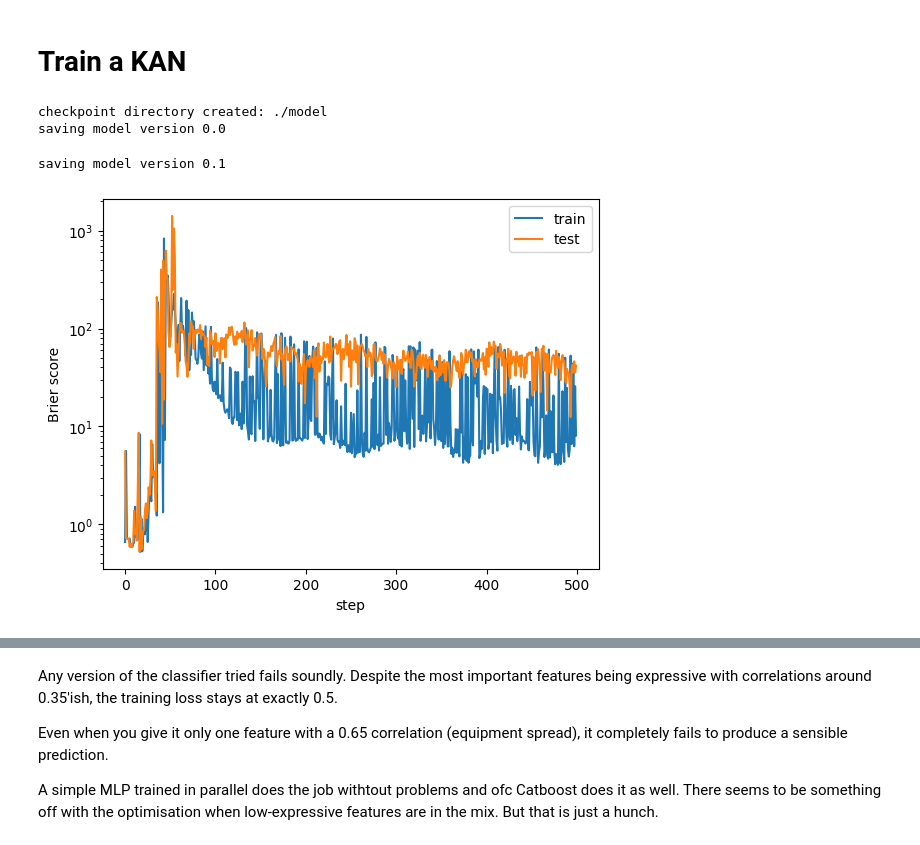
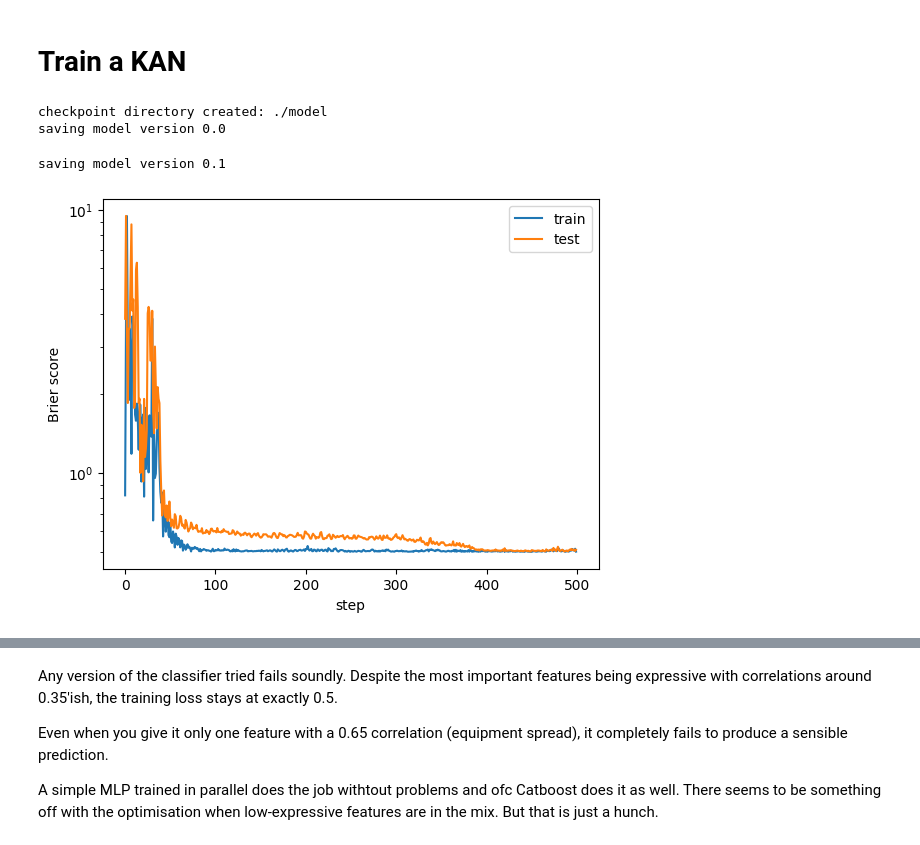
Before and after one commit to notger/motley_crew_of_models, a Jupyter notebook: kolmogorov_arnold_network/cs2_round_winner_prediction.ipynb, the cells around one changed output, grey strips where cells are left out. Cells and saved outputs as stored; diff of their text form; code cells hidden in the pictures.

```diff
--- a/kolmogorov_arnold_network/cs2_round_winner_prediction.ipynb
+++ b/kolmogorov_arnold_network/cs2_round_winner_prediction.ipynb
@@ -137,35 +137,35 @@ dataset = {
 # %%
 grids = [5]
 
 train_losses = []
 test_losses = []
 
 # Use the Brier score as custom loss function:
 def custom_loss(y_pred, y_true):
     return torch.mean(
         (y_pred - y_true)**2
     )
 
 for i, grid_size in enumerate(grids):
     if i == 0:
-        kan_mdl = KAN(width=[len(features), 2, 1], grid=grid_size, k=5, seed=983457, device=device)
+        kan_mdl = KAN(width=[len(features), 1], grid=grid_size, k=5, seed=983457, device=device)
     else:
         kan_mdl = kan_mdl.refine(grid_size)
     res = kan_mdl.fit(dataset, opt="Adam", batch=5000, steps=500, lamb=0.01, loss_fn=custom_loss);
     train_losses += res['train_loss']
     test_losses += res['test_loss']
 
 plt.plot(train_losses)
 plt.plot(test_losses)
 plt.legend(['train', 'test'])
 plt.ylabel('Brier score')
 plt.xlabel('step')
 plt.yscale('log')
 # %% [output]
 checkpoint directory created: ./model
 saving model version 0.0
 saving model version 0.1
-[figure, old version]
+[figure, new version]
 # %%
 kan_mdl.plot()
 # %% [output]
```
Also changed, not shown: parts of 1 cell of this notebook.
